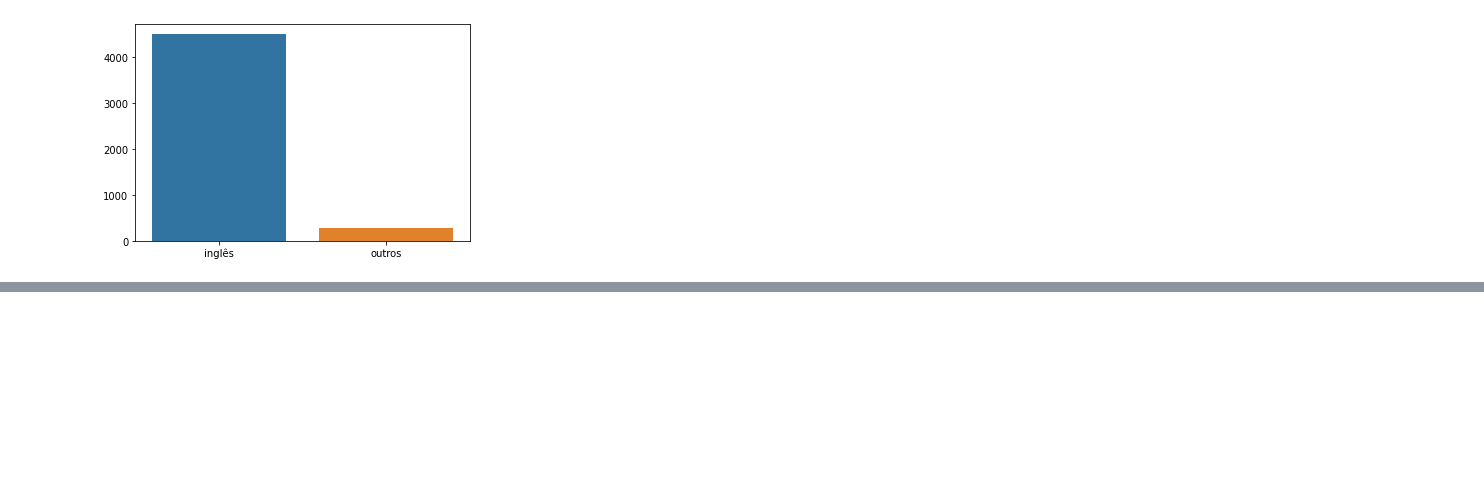
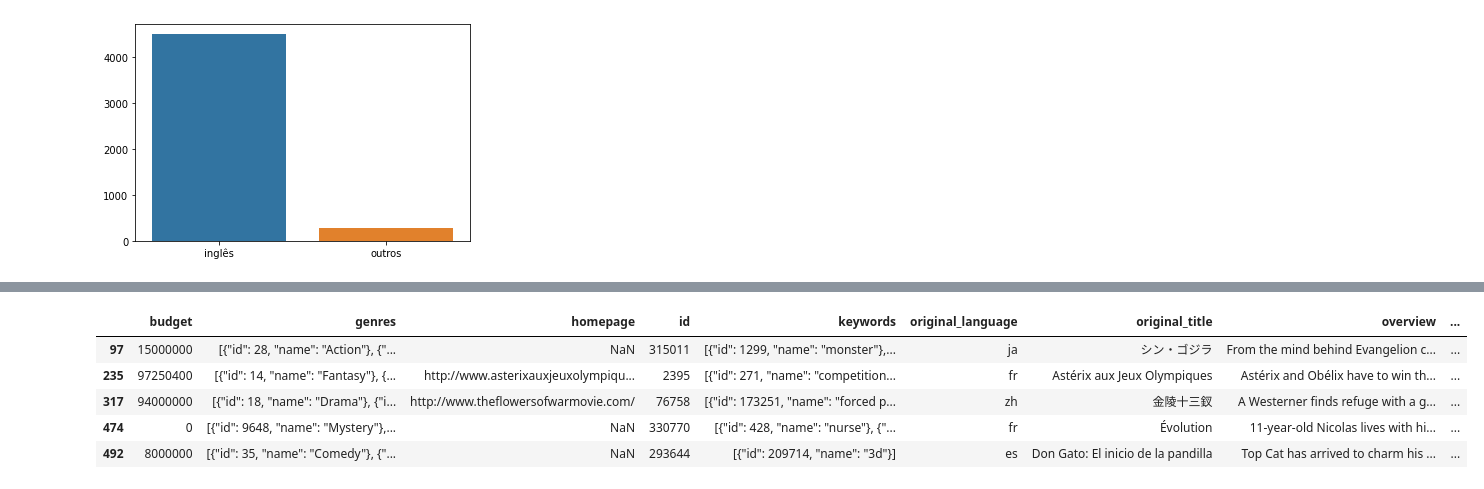
Before and after one commit to magnumveras/datascience, a Jupyter notebook: IntroducaoDC2.ipynb, the cells around one changed output, grey strips where cells are left out. Drawn from its saved outputs; the diff is of its cells as text; code cells hidden in the pictures; blank space fills up the shorter version.

```diff
--- a/IntroducaoDC2.ipynb
+++ b/IntroducaoDC2.ipynb
@@ -151,0 +188,10 @@ sns.barplot(x="lingua", y="total", data = dados)
+# %%
+total_por_lingua_sem_ingles = notas.query("original_language != 'en'")
+total_por_lingua_sem_ingles.head()
+# %% [output]
+|  | budget | genres | homepage | id | keywords | original_language | original_title | overview | ... |
+| 97 | 15000000 | [{"id": 28, "name": "Action"}, {"... | NaN | 315011 | [{"id": 1299, "name": "monster"},... | ja | シン・ゴジラ | From the mind behind Evangelion c... | ... |
+| 235 | 97250400 | [{"id": 14, "name": "Fantasy"}, {... | http://www.asterixauxjeuxolympiqu... | 2395 | [{"id": 271, "name": "competition... | fr | Astérix aux Jeux Olympiques | Astérix and Obélix have to win th... | ... |
+| 317 | 94000000 | [{"id": 18, "name": "Drama"}, {"i... | http://www.theflowersofwarmovie.com/ | 76758 | [{"id": 173251, "name": "forced p... | zh | 金陵十三釵 | A Westerner finds refuge with a g... | ... |
+| 474 | 0 | [{"id": 9648, "name": "Mystery"},... | NaN | 330770 | [{"id": 428, "name": "nurse"}, {"... | fr | Évolution | 11-year-old Nicolas lives with hi... | ... |
+| 492 | 8000000 | [{"id": 35, "name": "Comedy"}, {"... | NaN | 293644 | [{"id": 209714, "name": "3d"}] | es | Don Gato: El inicio de la pandilla | Top Cat has arrived to charm his ... | ... |
```
Also changed, not shown: parts of 5 cells of this notebook.
